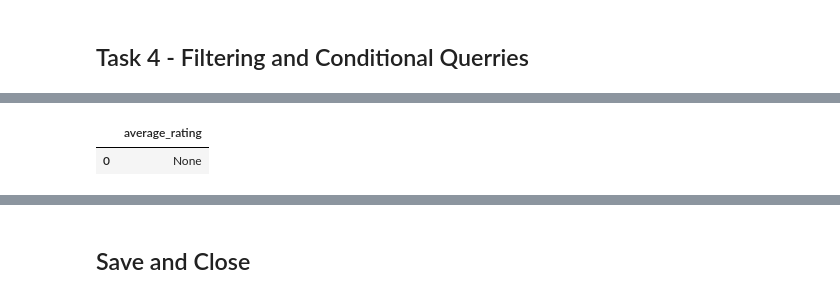
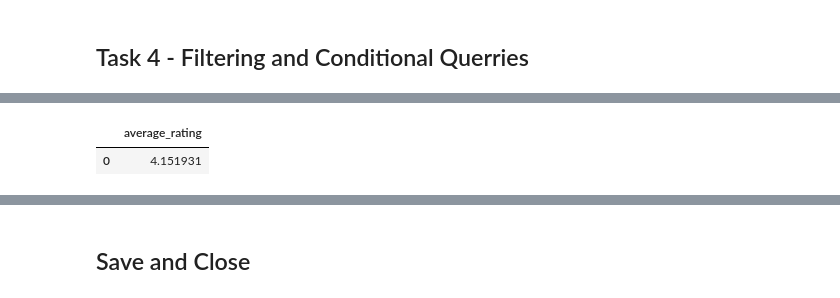
Before and after one commit to knikop/Desc_Stats_Assigns, a Jupyter notebook: knikop_Assignment3_Test.ipynb, the cells around one changed output, grey strips where cells are left out. Drawn from its saved outputs; the diff is of its cells as text; code cells hidden in the pictures.

```diff
--- a/knikop_Assignment3_Test.ipynb
+++ b/knikop_Assignment3_Test.ipynb
@@ -421,16 +426,16 @@ pd.read_sql(query, conn)
 # %%
 # 2. Compute the average of a numerical column for only one chosen category
 query = """
 SELECT
     AVG(rating) AS average_rating
 FROM amazon_sales
-WHERE category = 'Computers&Accessories|Accessories&Peripherals|...	';
+WHERE category = 'Computers&Accessories|Accessories&Peripherals|Cables&Accessories|Cables|USBCables';
 """
 
 pd.read_sql(query, conn)
 # %% [output]
 |  | average_rating |
-| 0 | None |
+| 0 | 4.151931 |
 # %%
 # 3. Return the top 10 highest values of a numerical column
 query = """
```
Also changed, not shown: parts of 10 cells of this notebook, 1 other file.
